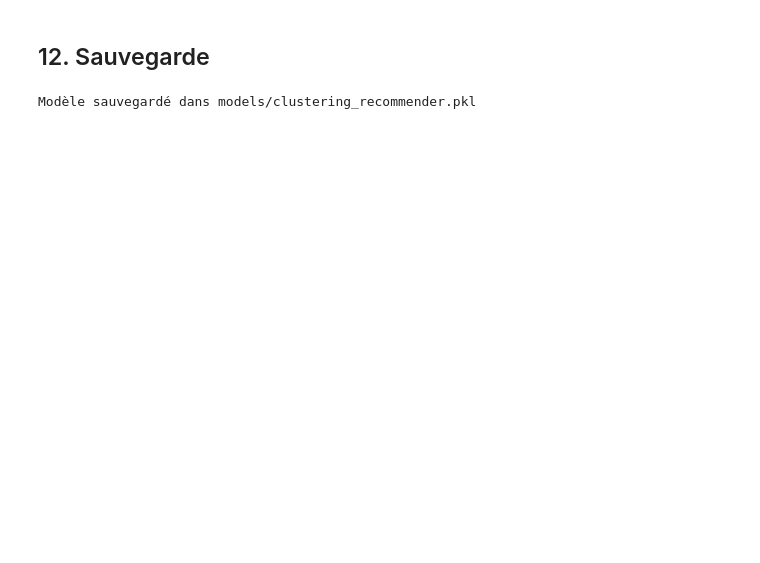
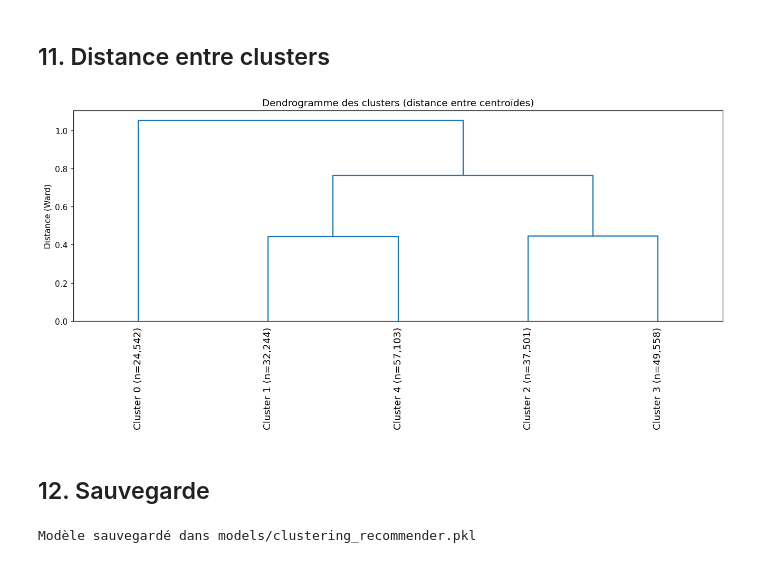
Before and after one commit to AminLO-ma/movie-boxoffice-recommender, a Jupyter notebook: notebooks/movielens_clustering_recommender.ipynb, the cells around one changed output. Drawn from its saved outputs; the diff is of its cells as text; code cells hidden in the pictures; blank space fills up the shorter version.

```diff
--- a/notebooks/movielens_clustering_recommender.ipynb
+++ b/notebooks/movielens_clustering_recommender.ipynb
@@ -402,3 +484,20 @@ plt.show()
+# %% [markdown]
+## 11. Distance entre clusters
+# %%
+cluster_sizes = user_clusters["cluster"].value_counts().sort_index()
+dendro_labels = [f"Cluster {i} (n={cluster_sizes.get(i, 0):,})" for i in range(N_CLUSTERS)]
+
+Z = linkage(kmeans.cluster_centers_, method="ward")
+
+plt.figure(figsize=(12, 6))
+dendrogram(Z, labels=dendro_labels, leaf_rotation=90, color_threshold=0)
+plt.title("Dendrogramme des clusters (distance entre centroïdes)")
+plt.ylabel("Distance (Ward)")
+plt.grid(False)
+plt.tight_layout()
+plt.show()
+# %% [output]
+[figure, added]
 # %% [markdown]
 ## 12. Sauvegarde
 # %%
```
Also changed, not shown: parts of 41 cells of this notebook, 1 other file.
